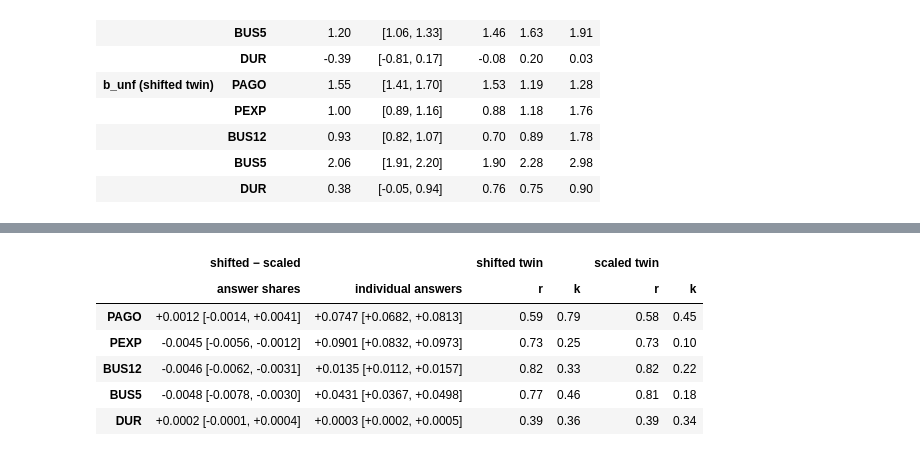
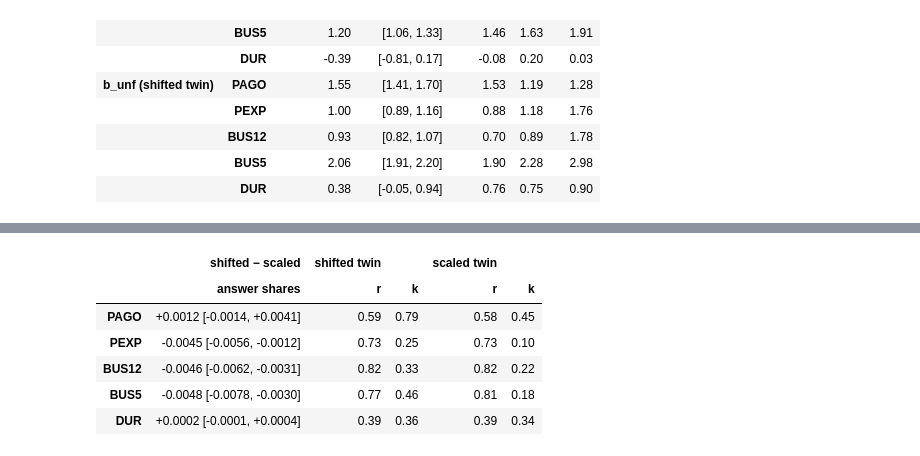
Before and after one commit to jerrydzj/state-dependent-twins, a Jupyter notebook: notebooks/06_mvp_twin_test.ipynb, the cells around one changed output, grey strips where cells are left out. Saved outputs shown, nothing was run; the diff lists cells and outputs as text; code cells hidden in the pictures.

Commit message:
docs: rebuild notebook 06's model comparison around figures 5 to 9
Co-Authored-By: Claude Opus 5.5 <noreply@anthropic.com>

```diff
--- a/notebooks/06_mvp_twin_test.ipynb
+++ b/notebooks/06_mvp_twin_test.ipynb
@@ -641,12 +652,13 @@ fig.suptitle('Figure 4. Skill against the baseline shares, all evaluation months
              'grey: 95% interval includes zero)', x=0.01, ha='left', fontsize=10.5)
 plt.tight_layout(); plt.show()
 
-groups = {'calibrated twins': [f'{t}_{fs}' for t in ['twin_shift', 'twin_scale'] for fs in SHORT],
-          'supervised models with a state block': [f'{f}_{fs}' for f in ['mnl', 'ridge', 'gb'] for fs in list(SHORT)[1:]]}
+groups = {'zero-shot twins': [f'twin_{fs}' for fs in SHORT], 'shifted twins': [f'twin_shift_{fs}' for fs in SHORT],
+          'scaled twins': [f'twin_scale_{fs}' for fs in SHORT], 'supervised models': SUPERVISED_MODELS}
+print('Cells whose skill interval lies above / below zero:')
 for name, models_ in groups.items():
     x = allc.loc[models_]
-    print(f'{name}: of {len(x)} cells, distributional skill interval above zero in {(x.wasserstein_skill_lo > 0).sum()}, '
-          f'below zero in {(x.wasserstein_skill_hi < 0).sum()}')
+    print(f'  {name} ({len(x)} cells): distributional {(x.wasserstein_skill_lo > 0).sum()} / '
+          f'{(x.wasserstein_skill_hi < 0).sum()}, individual {(x.log_loss_skill_lo > 0).sum()} / {(x.log_loss_skill_hi < 0).sum()}')
 old = pd.read_csv(SUPERVISED / 'scores.csv').query("period == 'all' and group == 'all'").set_index(['model', 'item'])
 old = old[old.log_loss_skill.notna()]
 new = allc.loc[old.index]
@@ -778,16 +970,21 @@ log loss by party, and the supervised models that beat the scaled twin:
 # %%
+calibration = json.load(open(TWINS / 'calibration.json'))
+r = extra.loc[f'{TWIN}-{SCALED}']
+display(pd.DataFrame({
+    'a (scaled twin)': {i: f"{calibration['scale'][DMP][i]['a']:.2f}" for i in ITEMS},
+    'skill, shifted twin': {i: f"{allc.loc[(TWIN, i), 'log_loss_skill']:+.1%}" for i in ITEMS},
+    'skill, scaled twin': {i: f"{allc.loc[(SCALED, i), 'log_loss_skill']:+.1%}" for i in ITEMS},
+    'shifted − scaled, log loss': {i: '{:+.3f} [{:+.3f}, {:+.3f}]'.format(
+        allc.loc[(TWIN, i), 'log_loss'] - allc.loc[(SCALED, i), 'log_loss'], r.loc[i, 'log_loss_lo'], r.loc[i, 'log_loss_hi'])
+        for i in ITEMS},
+    'supervised models that beat the scaled twin': {i: ', '.join(
+        label(s) for s in SUPERVISED_MODELS if extra.loc[(f'{SCALED}-{s}', i), 'log_loss_lo'] > 0) or '–' for i in ITEMS}}))
+
 four = {LOGIT: 'logit', f'ridge_{DMP}': 'ridge', TWIN: 'shifted twin', SCALED: 'scaled twin'}
 skill = scores[(scores.group == 'all') & scores.model.isin(four)].pivot_table(
     index='model', columns='period', values='log_loss_skill', aggfunc='mean')[['all', *PERIODS]]
-skill['items above the baseline shares'] = (allc.loc[list(four)].log_loss_skill_lo > 0).groupby(level='model').sum()
 all24 = [f'{f}_{fs}' for f in ['mnl', 'ridge', 'gb', 'twin', 'twin_shift', 'twin_scale'] for fs in SHORT]
 print('Highest mean individual skill of the 24 models: ' + ', '.join(
     f'{m} {v:.1%}' for m, v in allc.loc[all24].log_loss_skill.groupby(level='model').mean().nlargest(3).items()))
-display(skill.rename(index=four).loc[list(four.values())].style.format('{:+.1%}').format(
-            '{:.0f}', subset=['items above the baseline shares']),
-        pd.DataFrame({**{g: {i: mark(f'{SCALED}-{LOGIT}', i, 'log_loss', g, '+.3f') for i in ITEMS}
-                         for g in ['Rep', 'Dem', 'Ind', 'all']},
-                      'beaten by': {i: ', '.join(label(s) for s in SUPERVISED_MODELS
-                                                 if extra.loc[(f'{SCALED}-{s}', i), 'log_loss_lo'] > 0) or '–'
-                                    for i in ITEMS}}).rename_axis('scaled twin − logit, log loss'))
+skill.rename(index=four).loc[list(four.values())].style.format('{:+.1%}')
 # %% [output]
@@ -821,16 +1025,14 @@ The shifted twin minus the scaled twin on both scores, with each twin's r and k:
 # %%
-r = extra.loc[f'{TWIN}-{SCALED}']
-fmt = lambda s, i: '{:+.4f} [{:+.4f}, {:+.4f}]'.format(allc.loc[(TWIN, i), s] - allc.loc[(SCALED, i), s],
-                                                       r.loc[i, f'{s}_lo'], r.loc[i, f'{s}_hi'])
-pd.concat([pd.DataFrame({('shifted − scaled', 'answer shares'): {i: fmt('wasserstein', i) for i in ITEMS},
-                         ('shifted − scaled', 'individual answers'): {i: fmt('log_loss', i) for i in ITEMS}}),
+fmt = lambda i: '{:+.4f} [{:+.4f}, {:+.4f}]'.format(allc.loc[(TWIN, i), 'wasserstein'] - allc.loc[(SCALED, i), 'wasserstein'],
+                                                   r.loc[i, 'wasserstein_lo'], r.loc[i, 'wasserstein_hi'])
+pd.concat([pd.DataFrame({('shifted − scaled', 'answer shares'): {i: fmt(i) for i in ITEMS}}),
            move[[NAMES[TWIN], NAMES[SCALED]]].round(2)], axis=1)
 # %% [output]
-|  | shifted − scaled |  | shifted twin |  | scaled twin |  |
-|  | answer shares | individual answers | r | k | r | k |
-| PAGO | +0.0012 [-0.0014, +0.0041] | +0.0747 [+0.0682, +0.0813] | 0.59 | 0.79 | 0.58 | 0.45 |
-| PEXP | -0.0045 [-0.0056, -0.0012] | +0.0901 [+0.0832, +0.0973] | 0.73 | 0.25 | 0.73 | 0.10 |
-| BUS12 | -0.0046 [-0.0062, -0.0031] | +0.0135 [+0.0112, +0.0157] | 0.82 | 0.33 | 0.82 | 0.22 |
-| BUS5 | -0.0048 [-0.0078, -0.0030] | +0.0431 [+0.0367, +0.0498] | 0.77 | 0.46 | 0.81 | 0.18 |
-| DUR | +0.0002 [-0.0001, +0.0004] | +0.0003 [+0.0002, +0.0005] | 0.39 | 0.36 | 0.39 | 0.34 |
+|  | shifted − scaled | shifted twin |  | scaled twin |  |
+|  | answer shares | r | k | r | k |
+| PAGO | +0.0012 [-0.0014, +0.0041] | 0.59 | 0.79 | 0.58 | 0.45 |
+| PEXP | -0.0045 [-0.0056, -0.0012] | 0.73 | 0.25 | 0.73 | 0.10 |
+| BUS12 | -0.0046 [-0.0062, -0.0031] | 0.82 | 0.33 | 0.82 | 0.22 |
+| BUS5 | -0.0048 [-0.0078, -0.0030] | 0.77 | 0.46 | 0.81 | 0.18 |
+| DUR | +0.0002 [-0.0001, +0.0004] | 0.39 | 0.36 | 0.39 | 0.34 |
 # %% [markdown]
```
Also changed, not shown: parts of 35 cells of this notebook.
